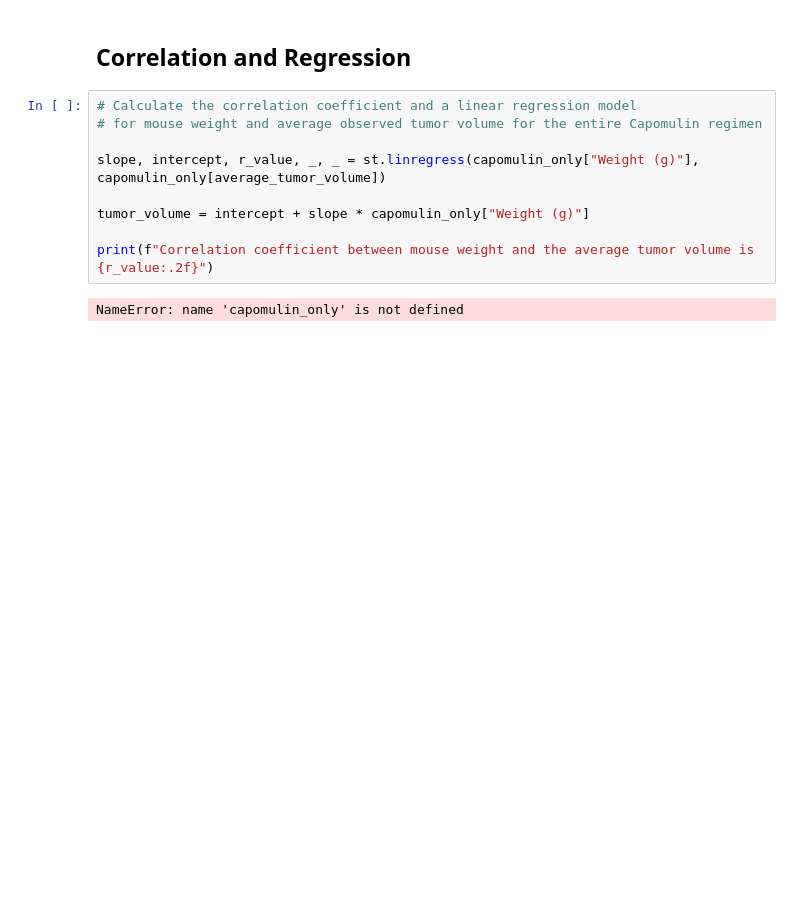
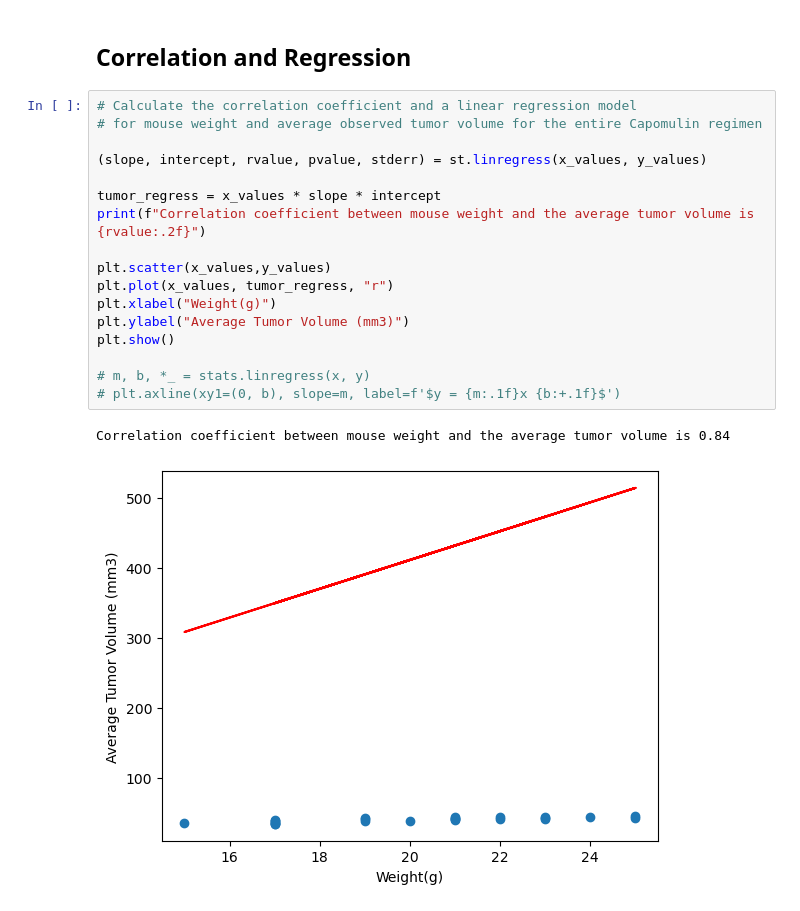
Before and after one commit to Robotrousers/Pymaceuticals, a Jupyter notebook: pymaceuticals.ipynb, the cells around one changed output. Drawn from its saved outputs; the diff is of its cells as text; blank space fills up the shorter version.

```diff
--- a/pymaceuticals.ipynb
+++ b/pymaceuticals.ipynb
@@ -358,11 +359,20 @@ capomulin_only.head()
 # %%
 # Calculate the correlation coefficient and a linear regression model
 # for mouse weight and average observed tumor volume for the entire Capomulin regimen
 
-slope, intercept, r_value, _, _ = st.linregress(capomulin_only["Weight (g)"], capomulin_only[average_tumor_volume])
+(slope, intercept, rvalue, pvalue, stderr) = st.linregress(x_values, y_values)
 
-tumor_volume = intercept + slope * capomulin_only["Weight (g)"]
+tumor_regress = x_values * slope * intercept
+print(f"Correlation coefficient between mouse weight and the average tumor volume is {rvalue:.2f}")
 
-print(f"Correlation coefficient between mouse weight and the average tumor volume is {r_value:.2f}")
+plt.scatter(x_values,y_values)
+plt.plot(x_values, tumor_regress, "r")
+plt.xlabel("Weight(g)")
+plt.ylabel("Average Tumor Volume (mm3)")
+plt.show()
+
+# m, b, *_ = stats.linregress(x, y)
+# plt.axline(xy1=(0, b), slope=m, label=f'$y = {m:.1f}x {b:+.1f}$')
 # %% [output]
-NameError: name 'capomulin_only' is not defined
+Correlation coefficient between mouse weight and the average tumor volume is 0.84
+[figure, added]
```
Also changed, not shown: parts of 4 cells of this notebook.
